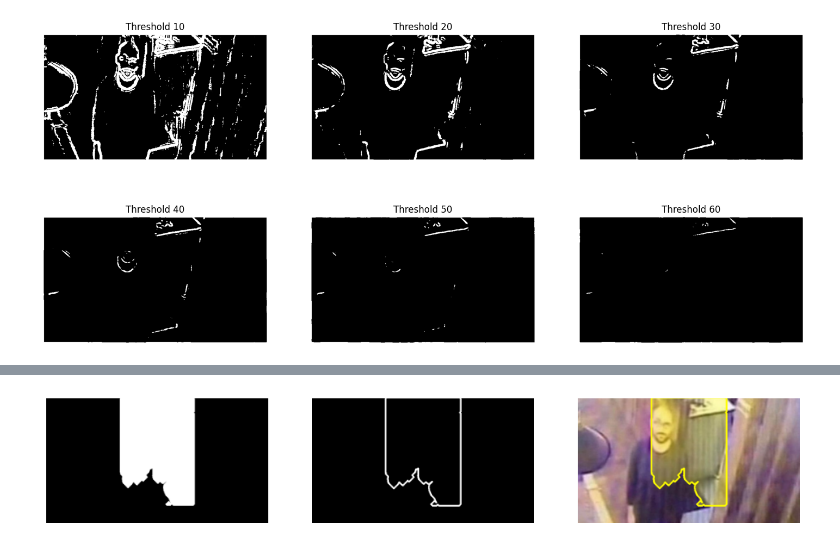
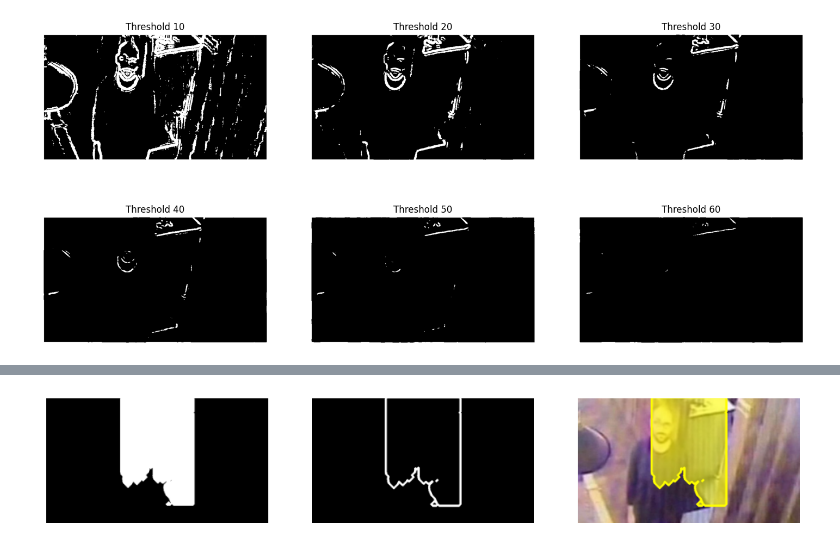
Before and after one commit to praktikum-pcd-2026/jurnal-modul-3-alp-dessdaisies, a Jupyter notebook: Modul3_Fix.ipynb, the cells around one changed output, grey strips where cells are left out. Saved outputs shown, nothing was run; the diff lists cells and outputs as text; code cells hidden in the pictures.

```diff
--- a/Modul3_Fix.ipynb
+++ b/Modul3_Fix.ipynb
@@ -293,33 +392,23 @@ plt.show()
 # %%
-# =========================
-# 1. EDGE (AMBIL BENTUK ORANG)
-# =========================
+
 gray_fix = convolution(gray1, kernelSharpening)
 
 h, w = gray_fix.shape
 
-# =========================
-# THRESHOLD DARI GRAYSCALE (AMBIL ORANG)
-# =========================
 mask = np.zeros_like(gray_fix)
 
 for i in range(h):
     for j in range(w):
-        # orang lebih gelap dari background
         if gray_fix[i,j] > 120:
             mask[i,j] = 255
 
 for i in range(h):
     for j in range(w):
-        # fokus tengah (tempat orang berdiri)
         if j < w*0.35 or j > w*0.65:
             mask[i,j] = 0
 
 
-# =========================
-# 3. DILASI (ISI JADI SILUET)
-# =========================
-for k in range(10):  # penting biar jadi blok
+for k in range(10):
     temp = mask.copy()
     for i in range(1, h-1):
         for j in range(1, w-1):
@@ -329,20 +418,20 @@ for k in range(10):  # penting biar jadi blok
                 mask[i,j+1] = 255
                 mask[i,j-1] = 255
 
-# =========================
-# FILTER AREA (FOCUS KE TENGAH)
-# =========================
+temp = mask.copy()
+for i in range(1, h-1):
+    for j in range(1, w-1):
+        if temp[i,j] == 255:
+            if (temp[i+1,j]==0 or temp[i-1,j]==0 or temp[i,j+1]==0 or temp[i,j-1]==0):
+                mask[i,j] = 0
+
 h, w = mask.shape
 
-# =========================
-# FILTER AREA (LEBIH FOKUS KE TENGAH + ATAS)
-# =========================
 for i in range(h):
     for j in range(w):
         if (j < w*0.25 or j > w*0.75) or (i > h*0.85):
             mask[i,j] = 0
 
-# sedikit perbesar lagi biar nyatu
 for k in range(5):
     temp = mask.copy()
     for i in range(1, h-1):
@@ -353,10 +442,6 @@ for k in range(5):
                 mask[i,j+1] = 255
                 mask[i,j-1] = 255
 
-
-# =========================
-# 4. AMBIL OBJEK TERBESAR (ORANG)
-# =========================
 visited = np.zeros_like(mask)
 best_mask = np.zeros_like(mask)
 max_area = 0
@@ -390,18 +475,25 @@ for i in range(h):
                 max_area = area
                 best_mask = temp_mask.copy()
 
-# pakai hanya objek orang
 mask = best_mask
 
+ys, xs = np.where(mask == 255)
 
-# =========================
-# 5. EDGE ONLY (GARIS)
-# =========================
+if len(ys) > 0:
+    y_min, y_max = ys.min(), ys.max()
+    x_min, x_max = xs.min(), xs.max()
+
+    tinggi = y_max - y_min
+    lebar = x_max - x_min
+
+    if lebar > tinggi:
+        mask[:] = 0
+
+
 edge_only = edge(mask, sobelX, sobelY)
-
 edge_bold = edge_only.copy()
 
-for k in range(2):  # makin besar makin tebal
+for k in range(3):
     temp = edge_bold.copy()
     for i in range(1, h-1):
         for j in range(1, w-1):
@@ -411,41 +503,34 @@ for k in range(2):  # makin besar makin tebal
                 edge_bold[i,j+1] = 255
                 edge_bold[i,j-1] = 255
 
 
-# =========================
-# 6. HIGHLIGHT KUNING
-# =========================
 overlay = gambarRGB.copy()
-
-alpha = 0.5  # tingkat transparansi (0.3 - 0.6 enak)
+alpha = 0.6
 for i in range(h):
     for j in range(w):
         if mask[i,j] == 255:
             overlay[i,j] = (alpha * np.array([255,255,0]) + (1-alpha) * overlay[i,j])
 
-# =========================
-# TAMBAH GARIS TEBAL (OUTLINE)
-# =========================
 for i in range(h):
     for j in range(w):
-        if edge_bold[i,j] > 10:
-            overlay[i,j] = [255,255,0]   # full kuning (biar bold)
+        if edge_bold[i,j] > 0:
+            overlay[i,j] = [255,255,0]
 
 
 plt.figure(figsize=(12,4))
 
 plt.subplot(1,3,1)
 plt.imshow(mask, cmap='gray')
 plt.axis('off')
 
 plt.subplot(1,3,2)
 plt.imshow(edge_bold, cmap='gray')
 plt.axis('off')
 
 plt.subplot(1,3,3)
 plt.imshow(overlay)
 plt.axis('off')
 
 plt.show()
 # %% [output]
-[figure, old version]
+[figure, new version]
```
Also changed, not shown: parts of 21 cells of this notebook.
